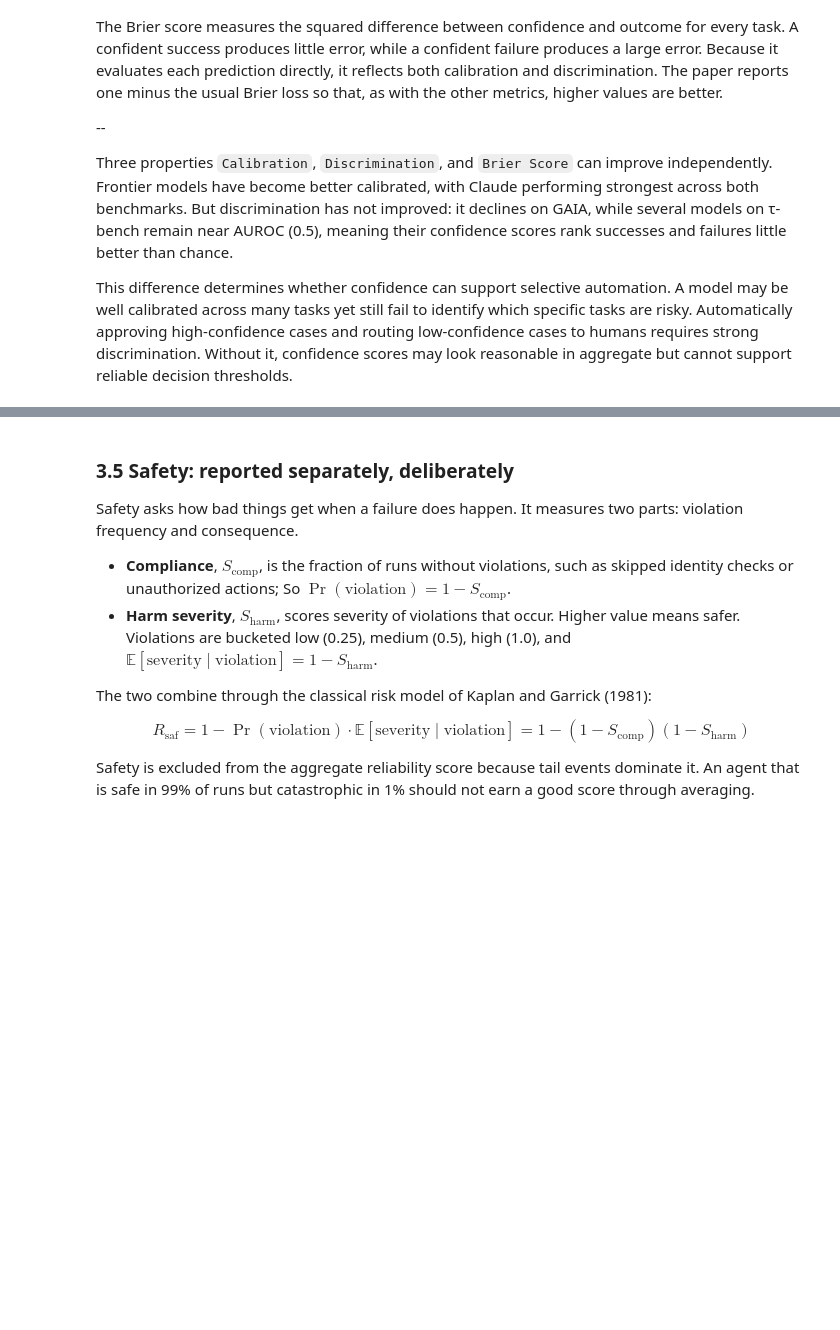
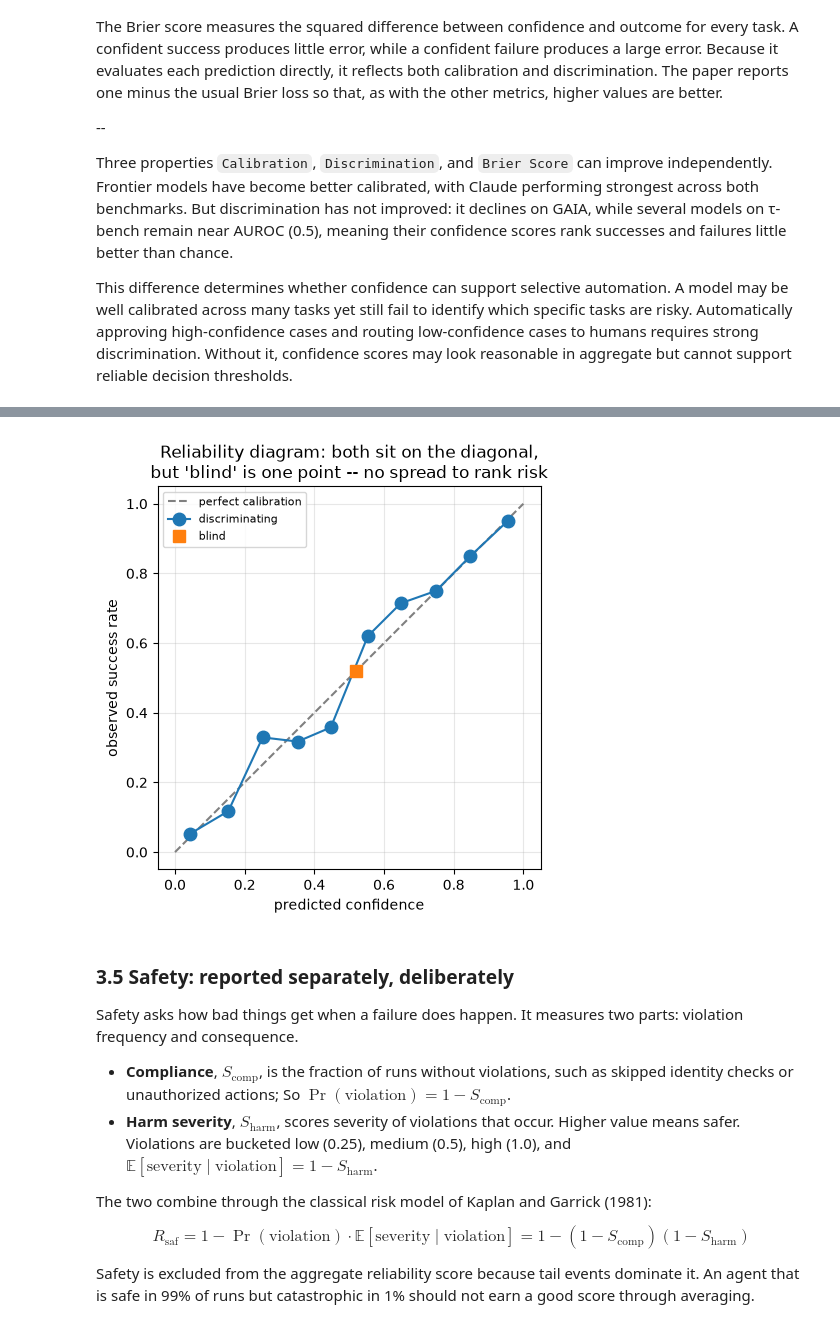
Before and after one commit to vkroz/writings_with_code, a Jupyter notebook: towards_reliable_ai_agents.ipynb, the cells around one changed output, grey strips where cells are left out. Saved outputs shown, nothing was run; the diff lists cells and outputs as text; code cells hidden in the pictures; blank space fills up the shorter version.

```diff
--- a/towards_reliable_ai_agents.ipynb
+++ b/towards_reliable_ai_agents.ipynb
@@ -370,4 +464,84 @@ Three properties `Calibration`, `Discrimination`, and `Brier Score` can improve
 
 This difference determines whether confidence can support selective automation. A model may be well calibrated across many tasks yet still fail to identify which specific tasks are risky. Automatically approving high-confidence cases and routing low-confidence cases to humans requires strong discrimination. Without it, confidence scores may look reasonable in aggregate but cannot support reliable decision thresholds.
 # %%
-# TODO: add example of computing predictability metrics
+# Example 7: predictability -- calibration can look good while failure DETECTION fails.
+# Two agents produce the SAME outcomes; only their confidence signals differ.
+
+import random
+import matplotlib.pyplot as plt
+
+
+def ece(conf, out, B=10):
+    """Expected Calibration Error: |avg confidence - success rate| per bin, weighted by bin size."""
+    N, err = len(conf), 0.0
+    for b in range(B):
+        lo, hi = b / B, (b + 1) / B
+        idx = [i for i, c in enumerate(conf) if lo < c <= hi or (b == 0 and c == 0)]
+        if idx:
+            avg_c = sum(conf[i] for i in idx) / len(idx)
+            avg_y = sum(out[i] for i in idx) / len(idx)
+            err += len(idx) / N * abs(avg_y - avg_c)
+    return err
+
+
+def auroc(conf, out):
+    """Pr(c_i > c_j | y_i=1, y_j=0) -- rank quality; ties count as 0.5."""
+    pos = [c for c, y in zip(conf, out) if y == 1]
+    neg = [c for c, y in zip(conf, out) if y == 0]
+    wins = sum((ci > cj) + 0.5 * (ci == cj) for ci in pos for cj in neg)
+    return wins / (len(pos) * len(neg))
+
+
+def brier(conf, out):
+    """1 - mean squared error between confidence and outcome (higher = better)."""
+    return 1 - sum((c - y) ** 2 for c, y in zip(conf, out)) / len(conf)
+
+
+rng = random.Random(1)
+N = 1000
+task_p   = [rng.random() for _ in range(N)]              # hidden per-task success probability
+outcomes = [int(rng.random() < p) for p in task_p]       # drawn once, SHARED by both agents
+base = sum(outcomes) / N
+
+agents = {
+    "discriminating (confidence tracks task risk)":
+        [min(1, max(0, p + rng.uniform(-0.1, 0.1))) for p in task_p],
+    "blind (calibrated overall, one constant confidence)":
+        [base] * N,
+}
+
+print(f"base success rate = {base:.0%}\n")
+print(f"{'agent':52s}  P_cal  AUROC  P_brier")
+print("-" * 79)
+for name, conf in agents.items():
+    print(f"{name:52s}   {1 - ece(conf, outcomes):.2f}   {auroc(conf, outcomes):.2f}    {brier(conf, outcomes):.2f}")
+
+print("\nBoth look well-calibrated (P_cal high), but only the first RANKS risk (AUROC).")
+print("AUROC ~ 0.5 means the confidence cannot pick which tasks to route to a human.")
+
+
+def reliability_points(conf, out, B=10):
+    xs, ys = [], []
+    for b in range(B):
+        lo, hi = b / B, (b + 1) / B
+        idx = [i for i, c in enumerate(conf) if lo < c <= hi or (b == 0 and c == 0)]
+        if idx:
+            xs.append(sum(conf[i] for i in idx) / len(idx))
+            ys.append(sum(out[i] for i in idx) / len(idx))
+    return xs, ys
+
+
+fig, ax = plt.subplots(figsize=(5.2, 5))
+ax.plot([0, 1], [0, 1], "--", color="gray", label="perfect calibration")
+for (name, conf), style in zip(agents.items(), ["o-", "s"]):
+    xs, ys = reliability_points(conf, outcomes)
+    ax.plot(xs, ys, style, markersize=9, label=name.split(" (")[0])
+ax.set_xlabel("predicted confidence")
+ax.set_ylabel("observed success rate")
+ax.set_title("Reliability diagram: both sit on the diagonal,\nbut 'blind' is one point -- no spread to rank risk")
+ax.set_aspect("equal")
+ax.grid(alpha=0.3)
+ax.legend(loc="upper left", fontsize=8)
+plt.tight_layout()
+plt.show()
+# %% [output]
@@ -374,3 +557,4 @@ This difference determines whether confidence can support selective automation.
+[figure, added]
 # %% [markdown]
 ### 3.5 Safety: reported separately, deliberately
 
```
Also changed, not shown: parts of 5 cells of this notebook.
